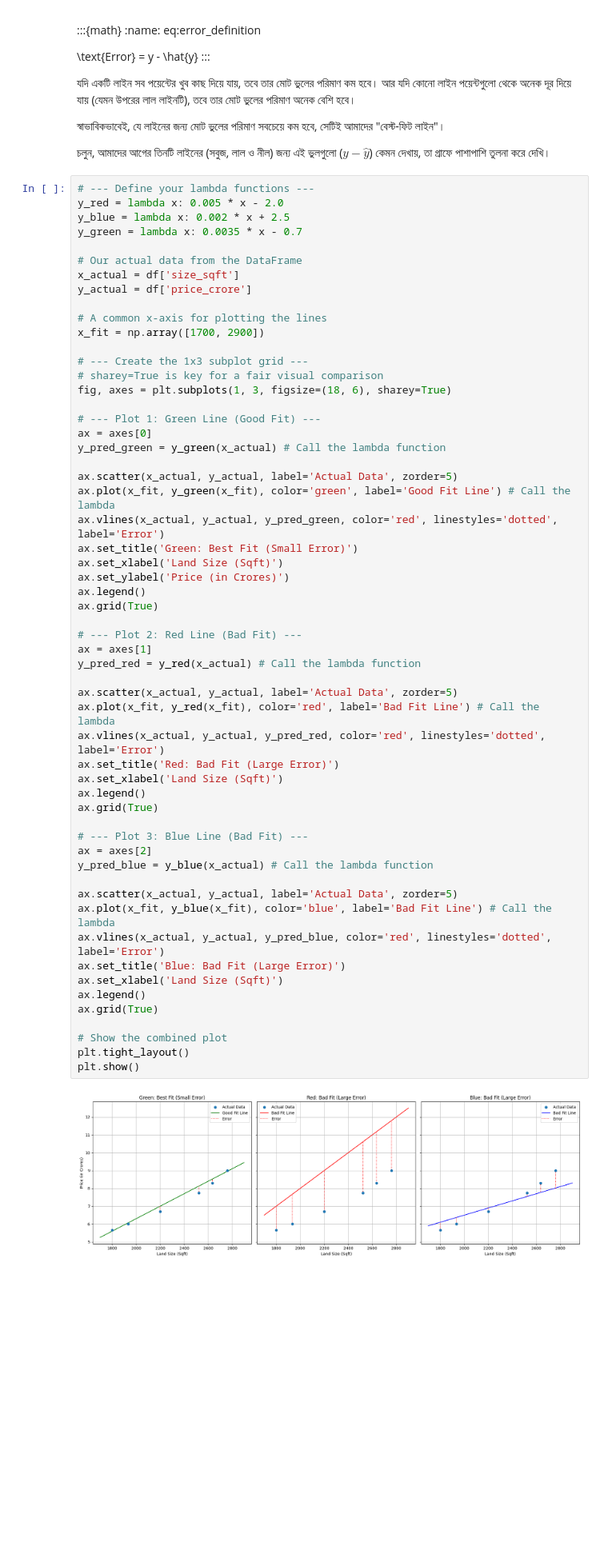
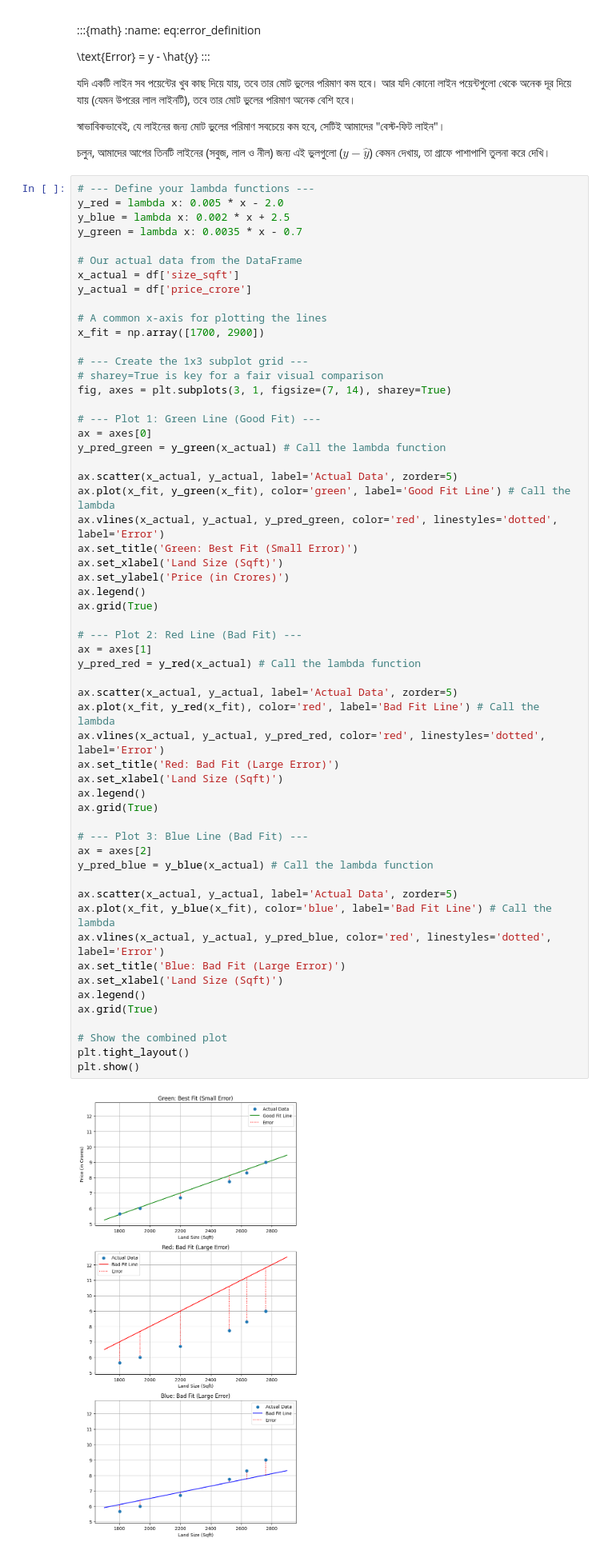
Before and after one commit to roundspecs/bangla-ml-book, a Jupyter notebook: 01_linear_regression.ipynb, the cells around one changed output. Shown: that part at 80% size. Cells and saved outputs as stored; diff of their text form; blank space fills up the shorter version.

```diff
--- a/01_linear_regression.ipynb
+++ b/01_linear_regression.ipynb
@@ -163,7 +163,7 @@ x_fit = np.array([1700, 2900])
 
 # --- Create the 1x3 subplot grid ---
 # sharey=True is key for a fair visual comparison
-fig, axes = plt.subplots(1, 3, figsize=(18, 6), sharey=True)
+fig, axes = plt.subplots(3, 1, figsize=(7, 14), sharey=True)
 
 # --- Plot 1: Green Line (Good Fit) ---
 ax = axes[0]
@@ -179,34 +179,34 @@ ax.legend()
 ax.grid(True)
 
 # --- Plot 2: Red Line (Bad Fit) ---
 ax = axes[1]
 y_pred_red = y_red(x_actual) # Call the lambda function
 
 ax.scatter(x_actual, y_actual, label='Actual Data', zorder=5)
 ax.plot(x_fit, y_red(x_fit), color='red', label='Bad Fit Line') # Call the lambda
 ax.vlines(x_actual, y_actual, y_pred_red, color='red', linestyles='dotted', label='Error')
 ax.set_title('Red: Bad Fit (Large Error)')
 ax.set_xlabel('Land Size (Sqft)')
 ax.legend()
 ax.grid(True)
 
 # --- Plot 3: Blue Line (Bad Fit) ---
 ax = axes[2]
 y_pred_blue = y_blue(x_actual) # Call the lambda function
 
 ax.scatter(x_actual, y_actual, label='Actual Data', zorder=5)
 ax.plot(x_fit, y_blue(x_fit), color='blue', label='Bad Fit Line') # Call the lambda
 ax.vlines(x_actual, y_actual, y_pred_blue, color='red', linestyles='dotted', label='Error')
 ax.set_title('Blue: Bad Fit (Large Error)')
 ax.set_xlabel('Land Size (Sqft)')
 ax.legend()
 ax.grid(True)
 
 # Show the combined plot
 plt.tight_layout()
 plt.show()
 # %% [output]
-[figure, old version]
+[figure, new version]
 # %%
 # Calculate the "predicted" y value for each actual x value
 y_predicted = y_green(df['size_sqft'])
```
